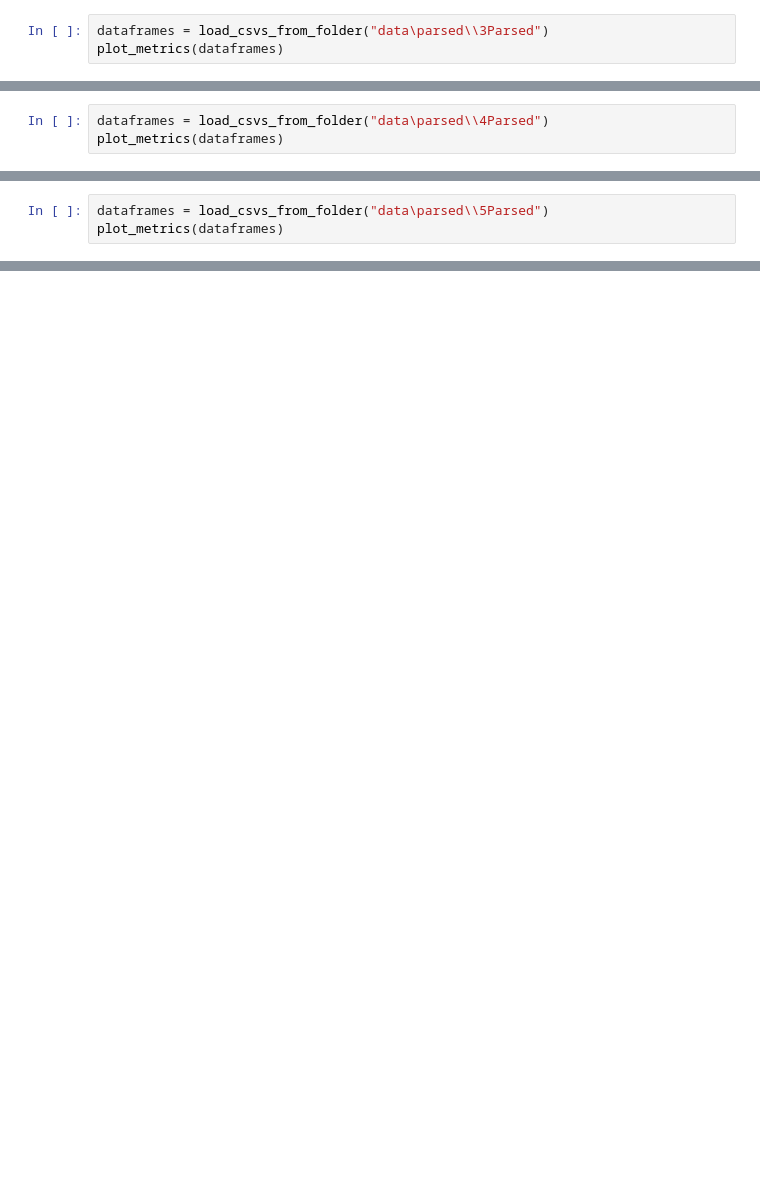
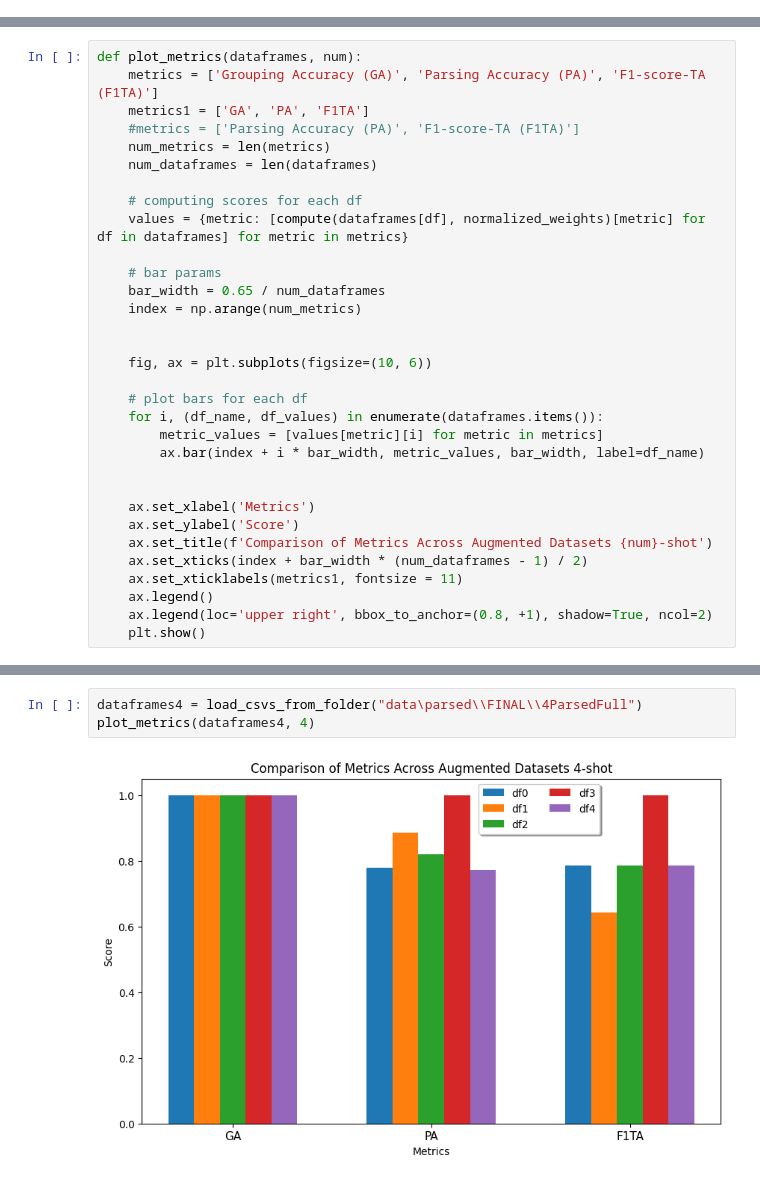
Before and after one commit to shashank-2102/BEP_Shashank_Logs, a Jupyter notebook: eval_metrics.ipynb, the cells around one changed output, grey strips where cells are left out. Saved outputs shown, nothing was run; the diff lists cells and outputs as text; blank space fills up the shorter version.

```diff
--- a/eval_metrics.ipynb
+++ b/eval_metrics.ipynb
@@ -273,3 +0,0 @@ def plot_metrics(dataframes):
-# %%
-dataframes = load_csvs_from_folder("data\parsed\\3Parsed")
-plot_metrics(dataframes)
@@ -279,3 +0,0 @@ plot_metrics(dataframes)
-# %%
-dataframes = load_csvs_from_folder("data\parsed\\4Parsed")
-plot_metrics(dataframes)
@@ -285,3 +0,0 @@ plot_metrics(dataframes)
-# %%
-dataframes = load_csvs_from_folder("data\parsed\\5Parsed")
-plot_metrics(dataframes)
@@ -309,0 +165,32 @@ plot_metrics(abl)
+# %%
+def plot_metrics(dataframes, num):
+    metrics = ['Grouping Accuracy (GA)', 'Parsing Accuracy (PA)', 'F1-score-TA (F1TA)']
+    metrics1 = ['GA', 'PA', 'F1TA']
+    #metrics = ['Parsing Accuracy (PA)', 'F1-score-TA (F1TA)']
+    num_metrics = len(metrics)
+    num_dataframes = len(dataframes)
+
+    # computing scores for each df
+    values = {metric: [compute(dataframes[df], normalized_weights)[metric] for df in dataframes] for metric in metrics}
+
+    # bar params
+    bar_width = 0.65 / num_dataframes
+    index = np.arange(num_metrics)
+
+
+    fig, ax = plt.subplots(figsize=(10, 6))
+
+    # plot bars for each df
+    for i, (df_name, df_values) in enumerate(dataframes.items()):
+        metric_values = [values[metric][i] for metric in metrics]
+        ax.bar(index + i * bar_width, metric_values, bar_width, label=df_name)
+
+
+    ax.set_xlabel('Metrics')
+    ax.set_ylabel('Score')
+    ax.set_title(f'Comparison of Metrics Across Augmented Datasets {num}-shot')
+    ax.set_xticks(index + bar_width * (num_dataframes - 1) / 2)
+    ax.set_xticklabels(metrics1, fontsize = 11)
+    ax.legend()
+    ax.legend(loc='upper right', bbox_to_anchor=(0.8, +1), shadow=True, ncol=2)
+    plt.show()
@@ -309,0 +202,5 @@ plot_metrics(abl)
+# %%
+dataframes4 = load_csvs_from_folder("data\parsed\\FINAL\\4ParsedFull")
+plot_metrics(dataframes4, 4)
+# %% [output]
+[figure, added]
```
Also changed, not shown: parts of 40 cells of this notebook, 7 other files.
